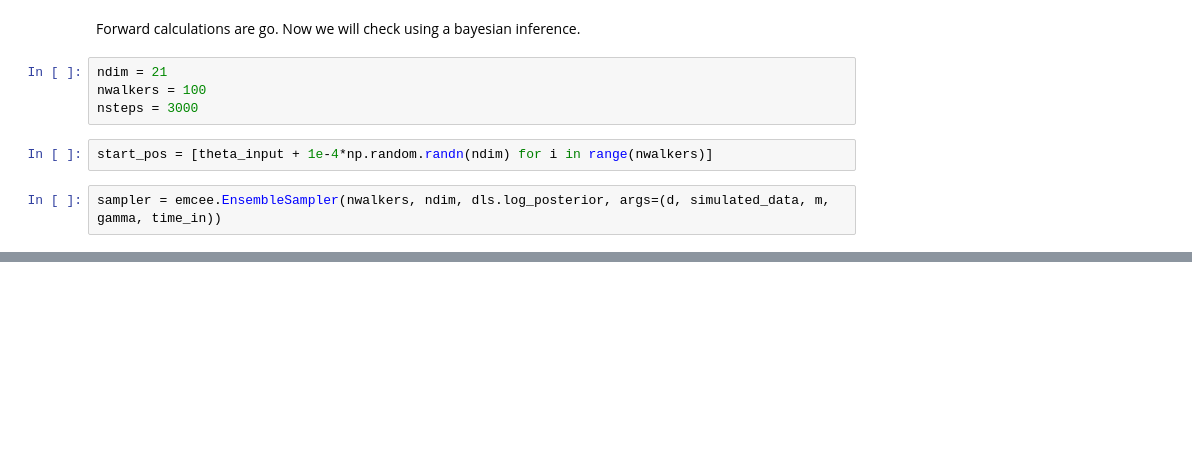
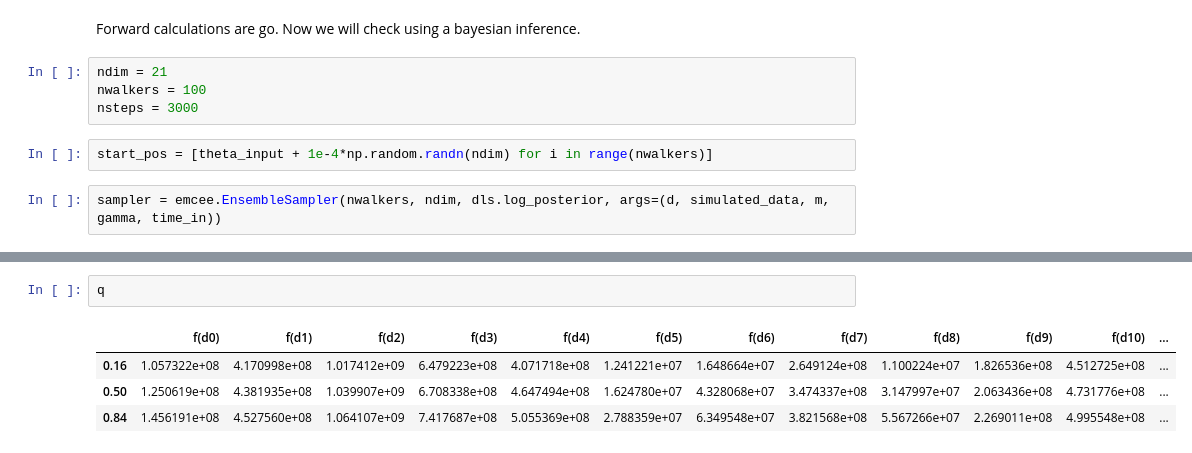
Before and after one commit to thydmle/pydls, a Jupyter notebook: Bayes Take 9 07012019.ipynb, the cells around one changed output, grey strips where cells are left out. Saved outputs shown, nothing was run; the diff lists cells and outputs as text; blank space fills up the shorter version.

```diff
--- a/Bayes Take 9 07012019.ipynb
+++ b/Bayes Take 9 07012019.ipynb
@@ -67,0 +139,7 @@ sampler.acceptance_fraction
+# %%
+q
+# %% [output]
+|  | f(d0) | f(d1) | f(d2) | f(d3) | f(d4) | f(d5) | f(d6) | f(d7) | f(d8) | f(d9) | f(d10) | ... |
+| 0.16 | 1.057322e+08 | 4.170998e+08 | 1.017412e+09 | 6.479223e+08 | 4.071718e+08 | 1.241221e+07 | 1.648664e+07 | 2.649124e+08 | 1.100224e+07 | 1.826536e+08 | 4.512725e+08 | ... |
+| 0.50 | 1.250619e+08 | 4.381935e+08 | 1.039907e+09 | 6.708338e+08 | 4.647494e+08 | 1.624780e+07 | 4.328068e+07 | 3.474337e+08 | 3.147997e+07 | 2.063436e+08 | 4.731776e+08 | ... |
+| 0.84 | 1.456191e+08 | 4.527560e+08 | 1.064107e+09 | 7.417687e+08 | 5.055369e+08 | 2.788359e+07 | 6.349548e+07 | 3.821568e+08 | 5.567266e+07 | 2.269011e+08 | 4.995548e+08 | ... |
```
Also changed, not shown: parts of 10 cells of this notebook, 2 other files.
